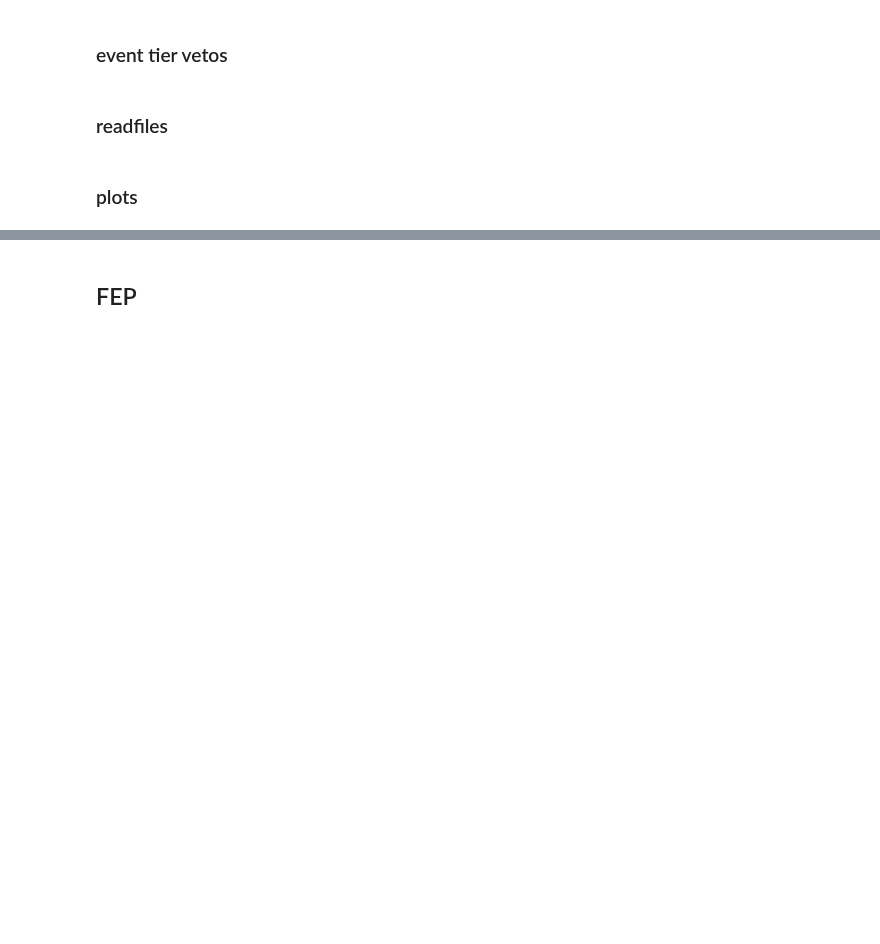
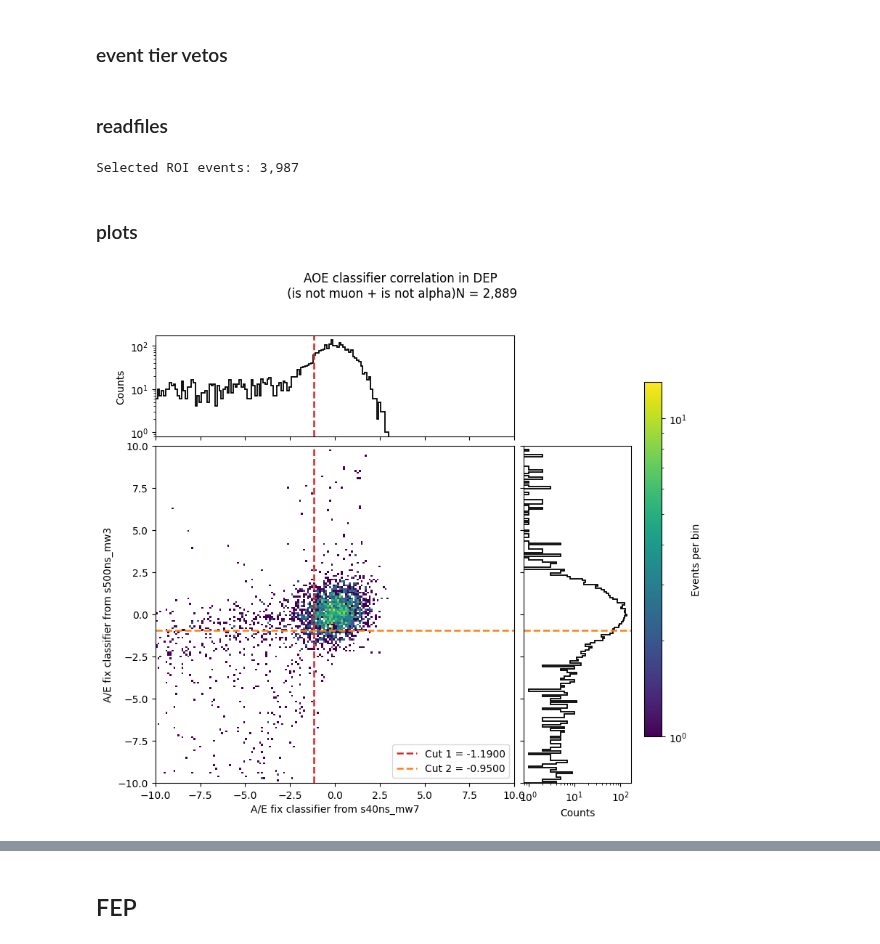
Before and after one commit to ZejunLi/AoverE_analysis, a Jupyter notebook: two_aoe_cuts/Event_tier_vetos.ipynb, the cells around one changed output, grey strips where cells are left out. Drawn from its saved outputs; the diff is of its cells as text; code cells hidden in the pictures; blank space fills up the shorter version.

```diff
--- a/two_aoe_cuts/Event_tier_vetos.ipynb
+++ b/two_aoe_cuts/Event_tier_vetos.ipynb
@@ -549,7 +539,7 @@ selection = (
     DEP_mask
     & np.isfinite(A_max_mw_o_E_Classifier_1)
     & np.isfinite(A_max_mw_o_E_Classifier_2)
-    & ~argon_veto
+    # & argon_veto
     & ~muon_veto
     & alpha_veto
 )
@@ -563,6 +553,8 @@ y = A_max_mw_o_E_Classifier_2[selection]
 # pass_2 = low_cut_2[selection]
 
 print(f"Selected ROI events: {len(x):,}")
+# %% [output]
+Selected ROI events: 3,987
 # %% [markdown]
 ### plots
 # %%
@@ -676,34 +668,36 @@ legend_handles = [
     ),
     Line2D(
         [0], [0],
         color="tab:orange",
         linestyle="--",
         linewidth=1.8,
         label=f"Cut 2 = {cut_value_2:.4f}",
     ),
 ]
 
 ax_main.legend(
     handles=legend_handles,
     loc="lower right",
 )
 
 cbar = fig.colorbar(
     hist[3],
     ax=[ax_main, ax_top, ax_right],
     fraction=0.035,
     pad=0.025,
 )
 
 cbar.set_label("Events per bin")
 
 fig.suptitle(
-    f"AOE classifier correlation in DEP\n (survived argon veto + is not muon + is not alpha)"
+    f"AOE classifier correlation in DEP\n (is not muon + is not alpha)"
     f"N = {n_events_in_plot:,}",
     y=0.99,
 )
 
 plt.show()
+# %% [output]
+[figure, added]
 # %%
 # full range plot
 range = [-40,40]
```
Also changed, not shown: parts of 12 cells of this notebook, 18 other files.
